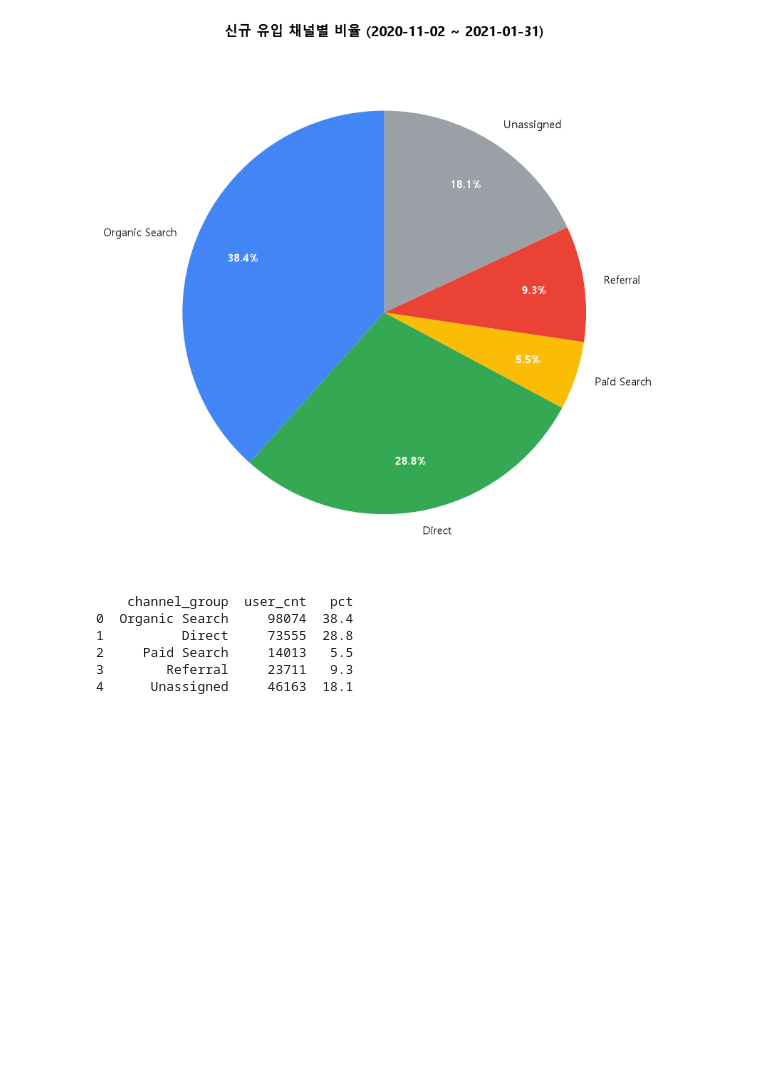
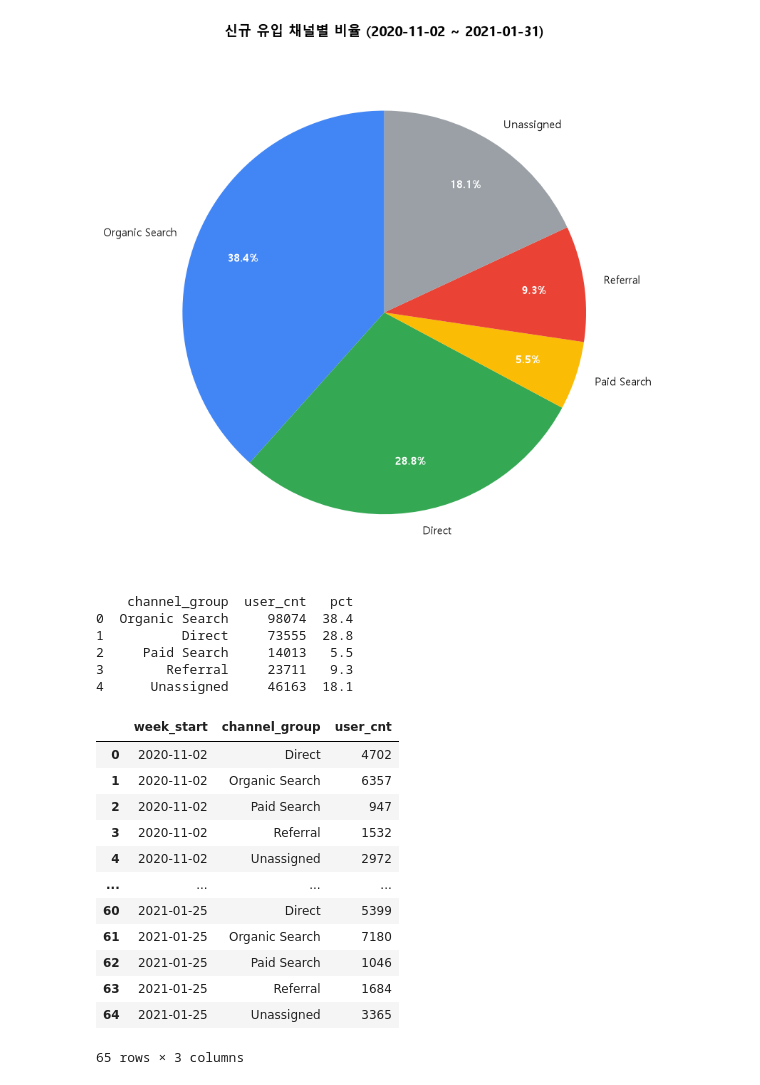
Before and after one commit to bulsajo1/ecommerce-product-analysis-project, a Jupyter notebook: data_analysis/A(acquisition).ipynb, the cells around one changed output. Drawn from its saved outputs; the diff is of its cells as text; code cells hidden in the pictures; blank space fills up the shorter version.

```diff
--- a/data_analysis/A(acquisition).ipynb
+++ b/data_analysis/A(acquisition).ipynb
@@ -556,3 +561,65 @@ print(df_channel_sorted)
 2     Paid Search     14013   5.5
 3        Referral     23711   9.3
 4      Unassigned     46163  18.1
+# %%
+from google.cloud import bigquery
+import matplotlib.pyplot as plt
+import pandas as pd
+
+client = bigquery.Client(project="pro-talon-503713-s3")
+
+# ============================================
+# 주별 x 채널별 신규 사용자 집계
+# ============================================
+query = """
+WITH first_visit_users AS (
+  SELECT
+    user_pseudo_id,
+    DATE_TRUNC(PARSE_DATE('%Y%m%d', event_date), WEEK(MONDAY)) AS week_start,
+    traffic_source.source AS source,
+    traffic_source.medium AS medium
+  FROM `bigquery-public-data.ga4_obfuscated_sample_ecommerce.events_*`
+  WHERE event_name = 'first_visit'
+    AND _TABLE_SUFFIX BETWEEN '20201102' AND '20210131'
+),
+
+channel_grouped AS (
+  SELECT
+    user_pseudo_id,
+    week_start,
+    CASE
+      WHEN medium = 'organic' THEN 'Organic Search'
+      WHEN medium = 'cpc' THEN 'Paid Search'
+      WHEN medium = '(none)' AND source = '(direct)' THEN 'Direct'
+      WHEN medium = 'referral' AND source = 'shop.googlemerchandisestore.com' THEN 'Direct'
+      WHEN medium = 'referral' THEN 'Referral'
+      ELSE 'Unassigned'
+    END AS channel_group
+  FROM first_visit_users
+)
+
+SELECT
+  week_start,
+  channel_group,
+  COUNT(*) AS user_cnt
+FROM channel_grouped
+GROUP BY week_start, channel_group
+ORDER BY week_start, channel_group
+"""
+
+df_weekly_channel = client.query(query).to_dataframe()
+df_weekly_channel
+# %% [output]
+|  | week_start | channel_group | user_cnt |
+| 0 | 2020-11-02 | Direct | 4702 |
+| 1 | 2020-11-02 | Organic Search | 6357 |
+| 2 | 2020-11-02 | Paid Search | 947 |
+| 3 | 2020-11-02 | Referral | 1532 |
+| 4 | 2020-11-02 | Unassigned | 2972 |
+| ... | ... | ... | ... |
+| 60 | 2021-01-25 | Direct | 5399 |
+| 61 | 2021-01-25 | Organic Search | 7180 |
+| 62 | 2021-01-25 | Paid Search | 1046 |
+| 63 | 2021-01-25 | Referral | 1684 |
+| 64 | 2021-01-25 | Unassigned | 3365 |
+65 rows × 3 columns
```
Also changed, not shown: parts of 10 cells of this notebook, 2 other files.
